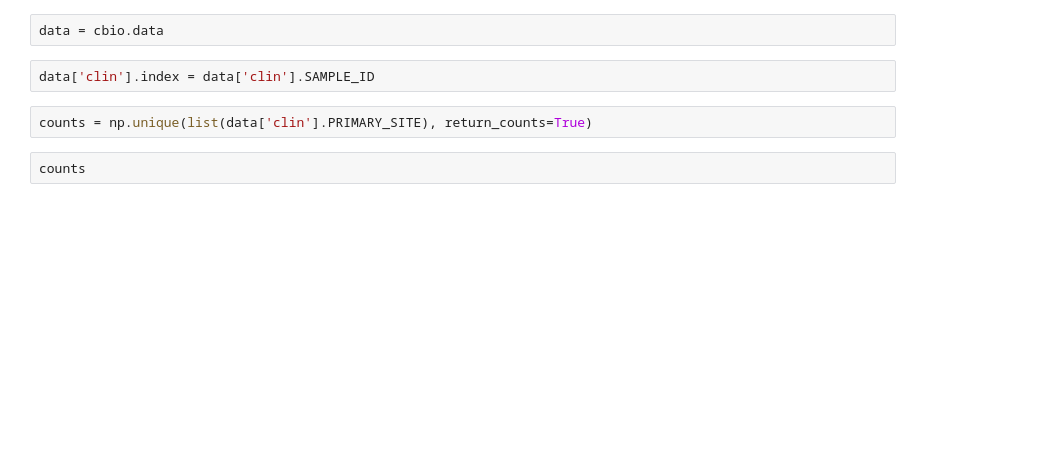
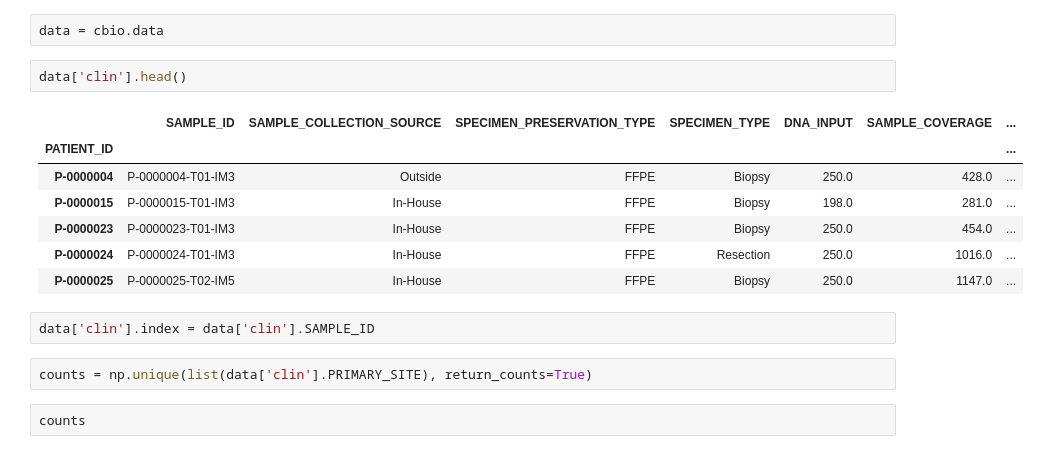
Before and after one commit to theSamurai1997/compgen_course_2025_module3_my_session, a Jupyter notebook: other_tutorials/cbioportal.ipynb, the cells around one changed output. Drawn from its saved outputs; the diff is of its cells as text; blank space fills up the shorter version.

```diff
--- a/other_tutorials/cbioportal.ipynb
+++ b/other_tutorials/cbioportal.ipynb
@@ -24,5 +72,15 @@ cbio.get_cbioportal_data(cbio.study_id, files={'mut': 'data_mutations.txt', 'cna
 # %%
 data = cbio.data
+# %%
+data['clin'].head()
+# %% [output]
+|  | SAMPLE_ID | SAMPLE_COLLECTION_SOURCE | SPECIMEN_PRESERVATION_TYPE | SPECIMEN_TYPE | DNA_INPUT | SAMPLE_COVERAGE | ... |
+| PATIENT_ID |  |  |  |  |  |  | ... |
+| P-0000004 | P-0000004-T01-IM3 | Outside | FFPE | Biopsy | 250.0 | 428.0 | ... |
+| P-0000015 | P-0000015-T01-IM3 | In-House | FFPE | Biopsy | 198.0 | 281.0 | ... |
+| P-0000023 | P-0000023-T01-IM3 | In-House | FFPE | Biopsy | 250.0 | 454.0 | ... |
+| P-0000024 | P-0000024-T01-IM3 | In-House | FFPE | Resection | 250.0 | 1016.0 | ... |
+| P-0000025 | P-0000025-T02-IM5 | In-House | FFPE | Biopsy | 250.0 | 1147.0 | ... |
 # %%
 data['clin'].index = data['clin'].SAMPLE_ID
 # %%
```
Also changed, not shown: parts of 18 cells of this notebook.
